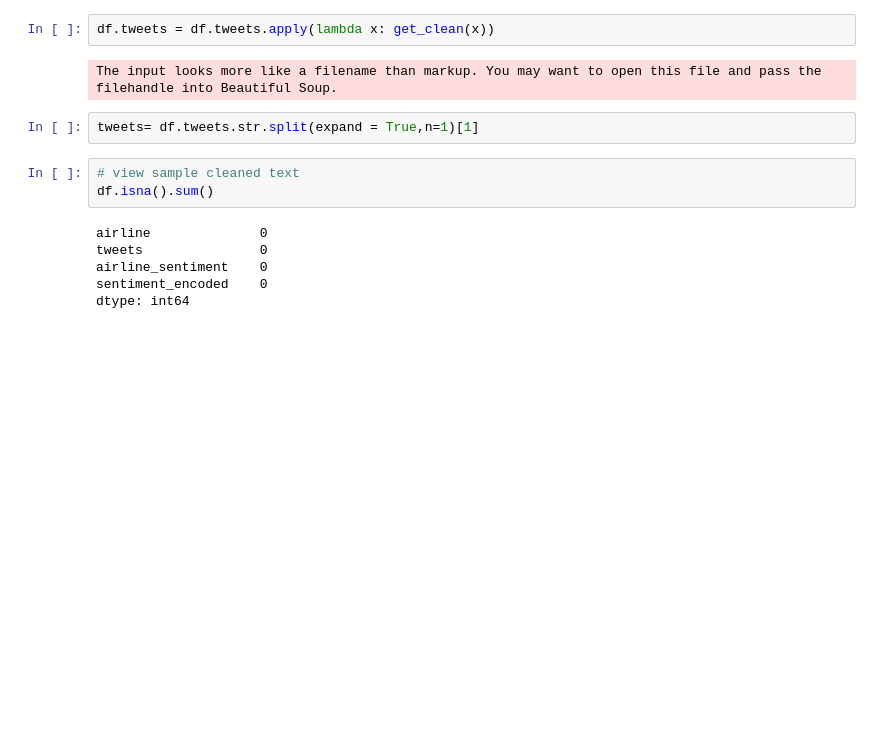
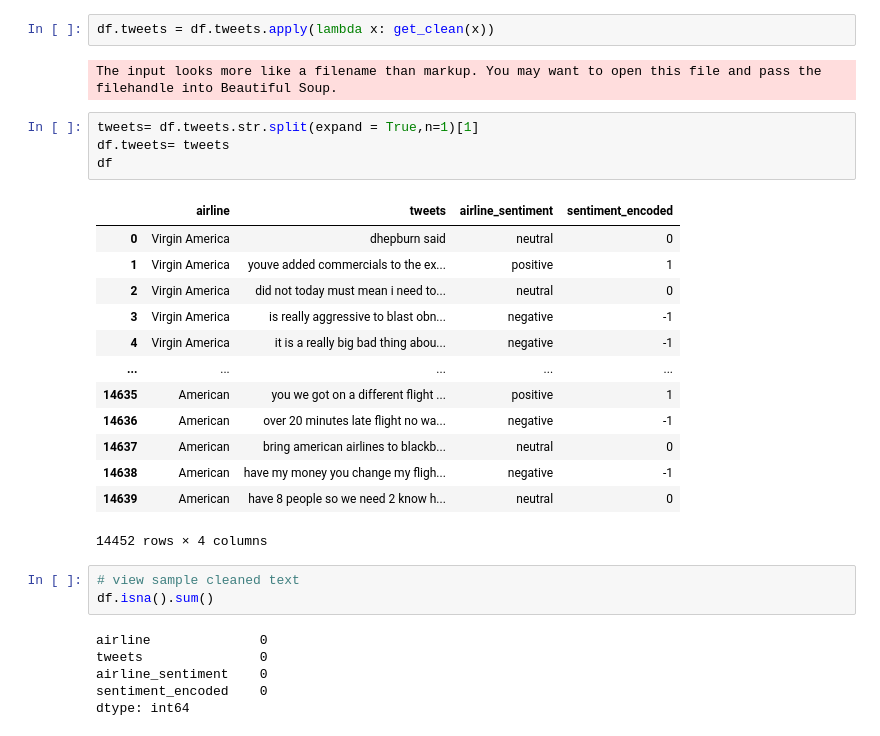
Before and after one commit to godwinnwalozie/streamlit_app_tweet_sentiment, a Jupyter notebook: twitter.ipynb, the cells around one changed output. Cells and saved outputs as stored; diff of their text form; blank space fills up the shorter version.

```diff
--- a/twitter.ipynb
+++ b/twitter.ipynb
@@ -118,6 +118,22 @@ df.tweets = df.tweets.apply(lambda x: get_clean(x))
 The input looks more like a filename than markup. You may want to open this file and pass the filehandle into Beautiful Soup.
 # %%
 tweets= df.tweets.str.split(expand = True,n=1)[1]
+df.tweets= tweets
+df
+# %% [output]
+|  | airline | tweets | airline_sentiment | sentiment_encoded |
+| 0 | Virgin America | dhepburn said | neutral | 0 |
+| 1 | Virgin America | youve added commercials to the ex... | positive | 1 |
+| 2 | Virgin America | did not today must mean i need to... | neutral | 0 |
+| 3 | Virgin America | is really aggressive to blast obn... | negative | -1 |
+| 4 | Virgin America | it is a really big bad thing abou... | negative | -1 |
+| ... | ... | ... | ... | ... |
+| 14635 | American | you we got on a different flight ... | positive | 1 |
+| 14636 | American | over 20 minutes late flight no wa... | negative | -1 |
+| 14637 | American | bring american airlines to blackb... | neutral | 0 |
+| 14638 | American | have my money you change my fligh... | negative | -1 |
+| 14639 | American | have 8 people so we need 2 know h... | neutral | 0 |
+14452 rows × 4 columns
 # %%
 # view sample cleaned text
 df.isna().sum()
```
Also changed, not shown: 1 other file.
